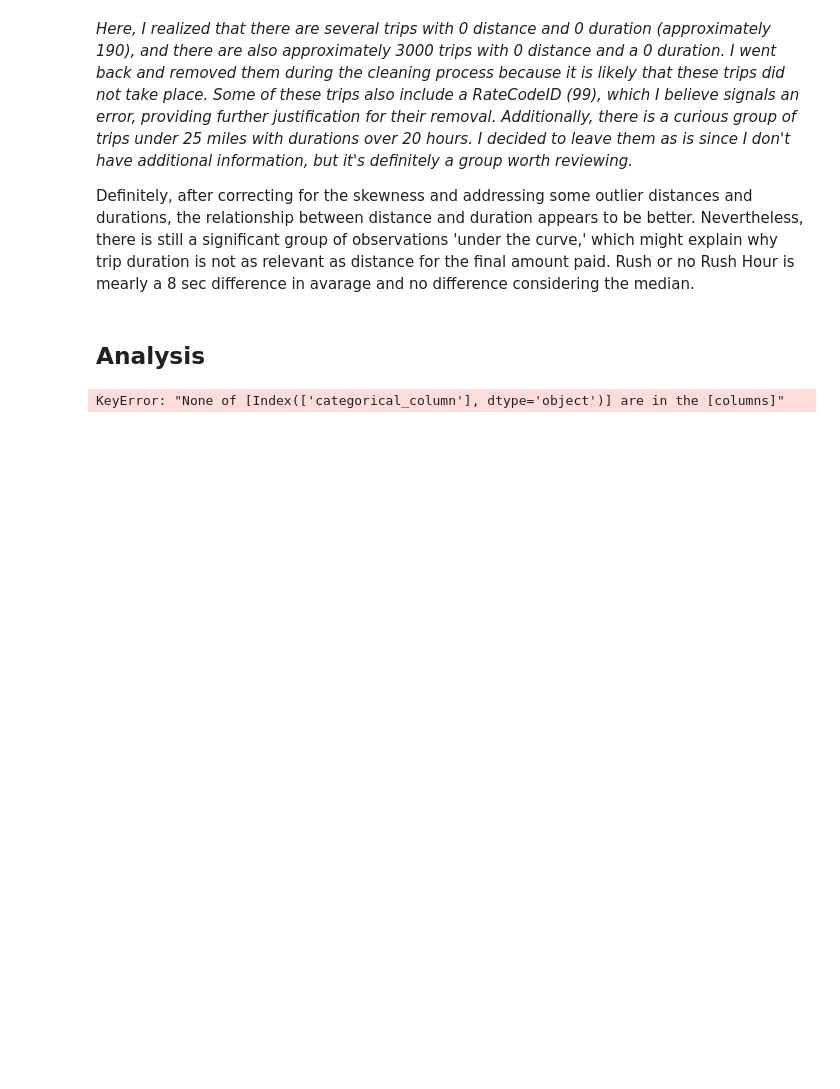
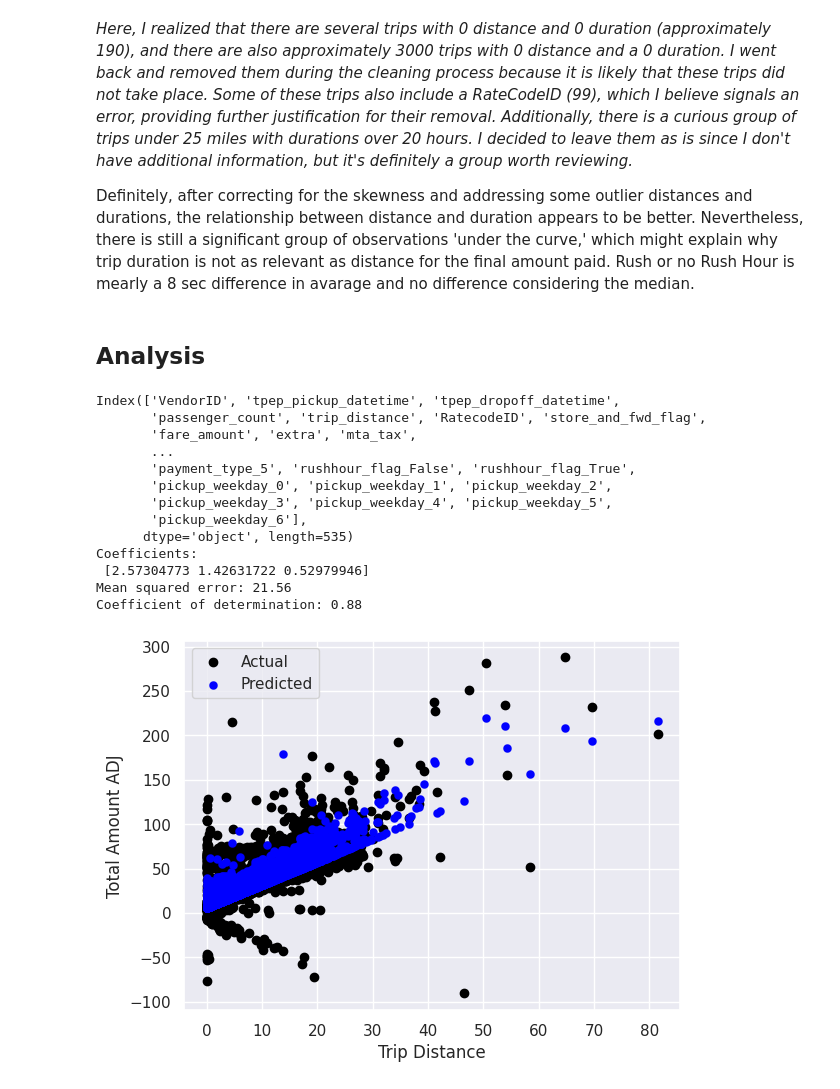
Before and after one commit to BenjaminDupre/taxi_data_task, a Jupyter notebook: taxi_data.ipynb, the cells around one changed output. Drawn from its saved outputs; the diff is of its cells as text; code cells hidden in the pictures; blank space fills up the shorter version.

```diff
--- a/taxi_data.ipynb
+++ b/taxi_data.ipynb
@@ -485,39 +485,54 @@ from sklearn.model_selection import train_test_split
 from sklearn.linear_model import LinearRegression
 import matplotlib.pyplot as plt
 
-encoded_df = pd.get_dummies(df_ny, columns=['categorical_column'])
-enconded_df.columns
+#encoded_df = pd.get_dummies(df_ny, columns=['PULocationID','DOLocationID','payment_type','rushhour_flag','pickup_weekday'])
+#print(encoded_df.columns)
+
 
 # Define the dependent variable (Y) and independent variables (X)
-Y = df_ny['total_amount']
+Y = df_ny['total_amount_ADJ']
 X_1 = df_ny[['trip_distance', 'tip_amount', 'rushhour_flag']]
+#X_1 = encoded_df[['trip_distance', 'tip_amount', 'rushhour_flag_0', 'rushhour_flag_1', 'pickup_weekday_0', 'pickup_weekday_1', 'pickup_weekday_2', 'pickup_weekday_3', 'pickup_weekday_4', 'pickup_weekday_5', 'pickup_weekday_6']]
 
 # Split the data into training/testing sets using train_test_split
 X_train, X_test, y_train, y_test = train_test_split(X_1, Y, test_size=0.2, random_state=42)
 
 # Create a linear regression model
 reg = LinearRegression()
 
 # Fit the model to the training data
 reg.fit(X_train, y_train)
 
 # Make predictions using the testing set
 y_pred = reg.predict(X_test)
 
 # The coefficients
 print("Coefficients: \n", reg.coef_)
 # The mean squared error
 print("Mean squared error: %.2f" % mean_squared_error(y_test, y_pred))
 # The coefficient of determination: 1 is a perfect prediction
 print("Coefficient of determination: %.2f" % r2_score(y_test, y_pred))
 
 # Plot outputs (for individual variables, not the multi-variable case)
 plt.scatter(X_test['trip_distance'], y_test, color="black", label="Actual")
 plt.scatter(X_test['trip_distance'], y_pred, color="blue", linewidth=0.1, label="Predicted")
 
 plt.xlabel('Trip Distance')
-plt.ylabel('Total Amount')
+plt.ylabel('Total Amount ADJ')
 plt.legend()
 plt.show()
 # %% [output]
-KeyError: "None of [Index(['categorical_column'], dtype='object')] are in the [columns]"
+Index(['VendorID', 'tpep_pickup_datetime', 'tpep_dropoff_datetime',
+       'passenger_count', 'trip_distance', 'RatecodeID', 'store_and_fwd_flag',
+       'fare_amount', 'extra', 'mta_tax',
+       ...
+       'payment_type_5', 'rushhour_flag_False', 'rushhour_flag_True',
+       'pickup_weekday_0', 'pickup_weekday_1', 'pickup_weekday_2',
+       'pickup_weekday_3', 'pickup_weekday_4', 'pickup_weekday_5',
+       'pickup_weekday_6'],
+      dtype='object', length=535)
+Coefficients:
+ [2.57304773 1.42631722 0.52979946]
+Mean squared error: 21.56
+Coefficient of determination: 0.88
+[figure, added]
```
Also changed, not shown: parts of 6 cells of this notebook.
